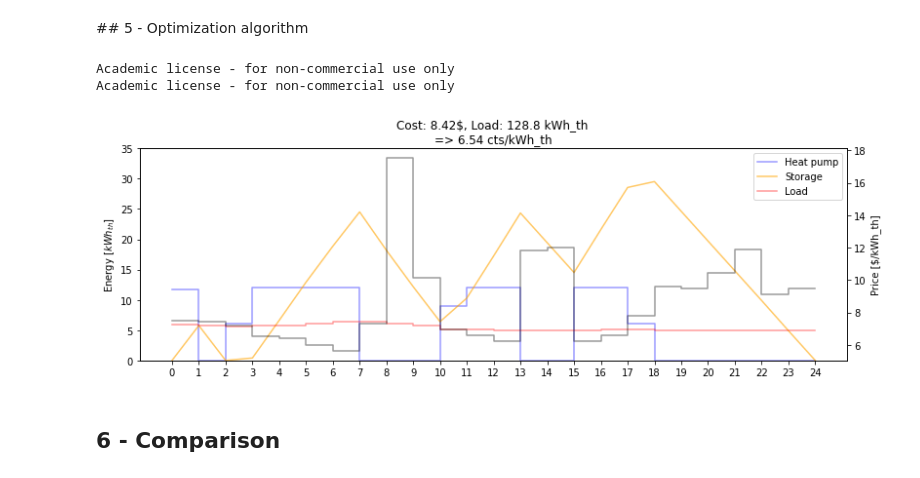
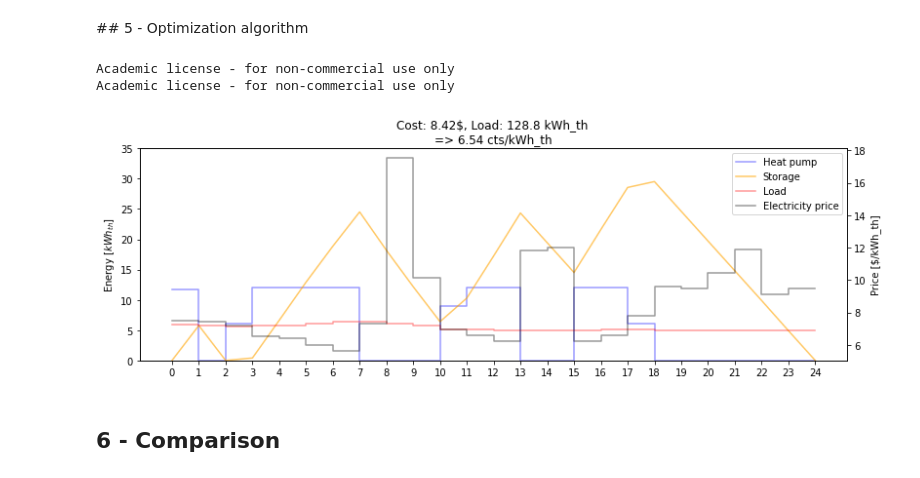
Before and after one commit to thdfw/master_thesis, a Jupyter notebook: data_driven_control/pareto.ipynb, the cells around one changed output. Saved outputs shown, nothing was run; the diff lists cells and outputs as text; code cells hidden in the pictures.

```diff
--- a/data_driven_control/pareto.ipynb
+++ b/data_driven_control/pareto.ipynb
@@ -506,29 +506,31 @@ def get_opti(cost_th_list, load, max_storage):
 # %%
 Q_opt, stor_opt, HP_on_off_opt, obj_opt = get_opti(cost_th_list, load, max_storage)
 
 # Duplicate the last element of the hourly data for the plot
 cost_th_list2 = cost_th_list + [cost_th_list[-1]]
 Q_opt = [round(x,3) for x in Q_opt] + [Q_opt[-1]]
 load2 = load + [load[-1]]
 
 # Plot
 fig, ax = plt.subplots(1,1, figsize=(13,4))
 ax.step(range(N+1), Q_opt, where='post', label='Heat pump', alpha=0.4, color='blue')
 ax.plot(range(N+1), stor_opt, label='Storage', alpha=0.6, color='orange')
 ax.step(range(N+1), load2, where='post', label='Load', alpha=0.4, color='red')
 ax.set_xticks(range(N+1))
 ax.set_ylabel("Energy [$kWh_{th}$]")
-plt.legend()
 plt.title(f"Cost: {obj_opt}$, Load: {round(sum(load),1)} kWh_th \n=> {round(100*obj_opt/sum(load),2)} cts/kWh_th")
 ax2 = ax.twinx()
 ax.set_ylim([0,35])
 ax2.set_ylabel("Price [$/kWh_th]")
 ax2.step(range(N+1), cost_th_list2, where='post', label='Electricity price', color='black', alpha = 0.4)
+lines1, labels1 = ax.get_legend_handles_labels()
+lines2, labels2 = ax2.get_legend_handles_labels()
+ax.legend(lines1 + lines2, labels1 + labels2)
 plt.show()
 # %% [output]
 Academic license - for non-commercial use only
 Academic license - for non-commercial use only
-[figure, old version]
+[figure, new version]
 # %% [markdown]
 ## 6 - Comparison
 # %%
```
Also changed, not shown: parts of 5 cells of this notebook.
